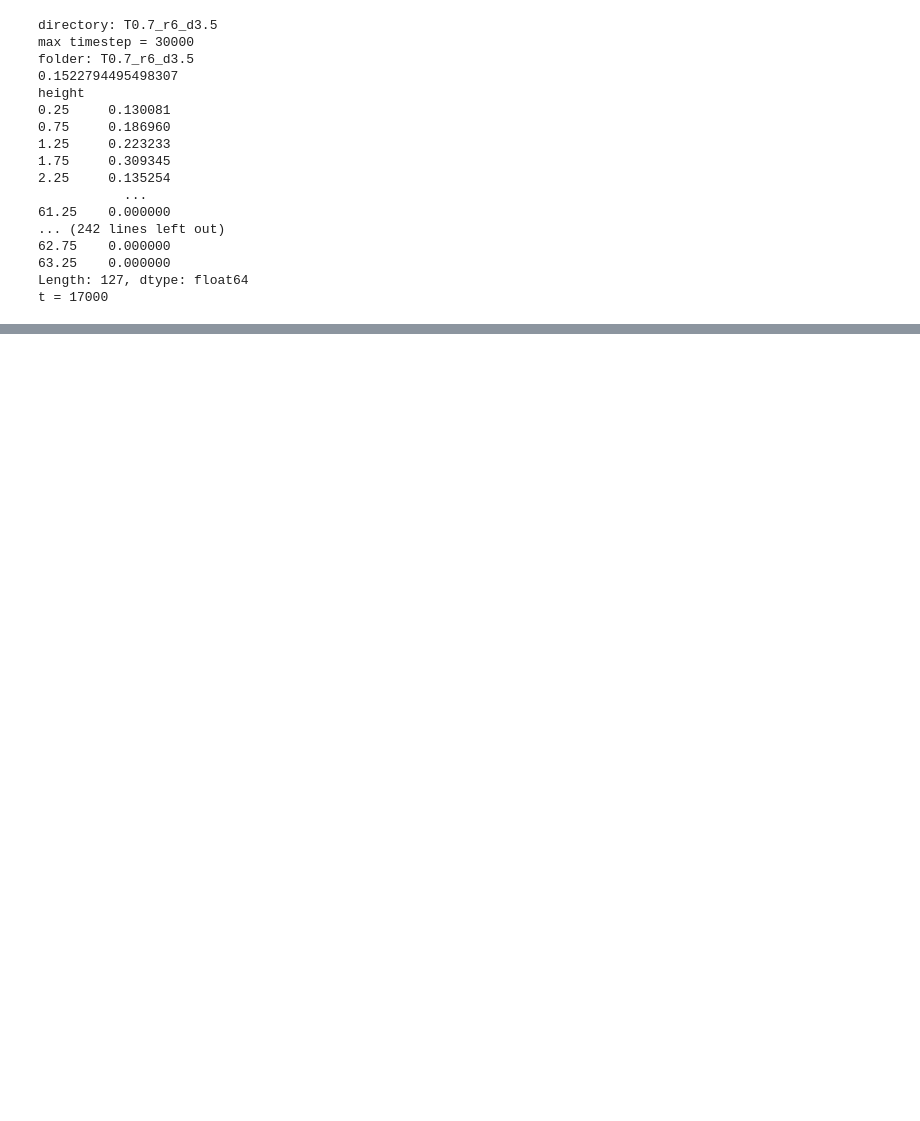
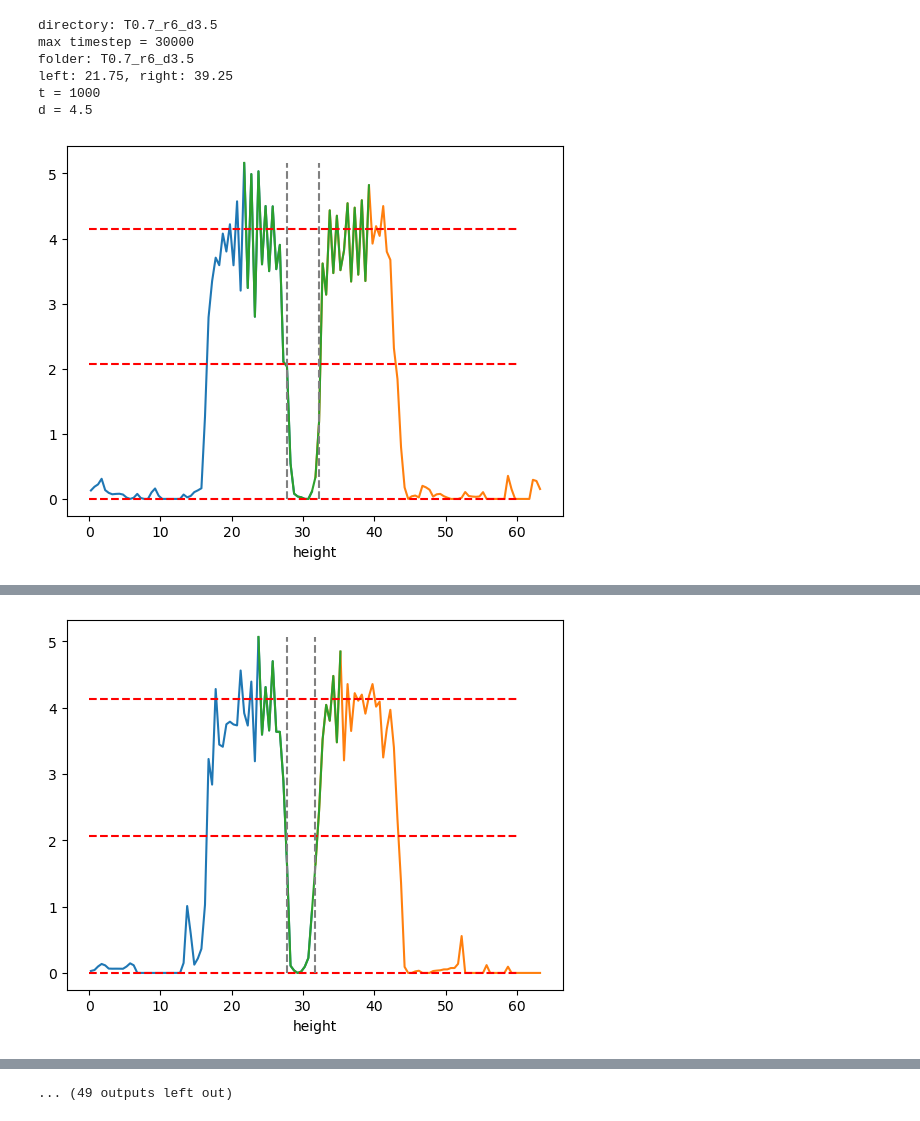
Before and after one commit to JakNiem/coalescence, a Jupyter notebook: postprocCoalescence.ipynb, the cells around one changed output, grey strips where cells are left out. Saved outputs shown, nothing was run; the diff lists cells and outputs as text; code cells hidden in the pictures; blank space fills up the shorter version.

```diff
--- a/postprocCoalescence.ipynb
+++ b/postprocCoalescence.ipynb
@@ -146,17 +147,6 @@ for simdir in sims:
     if len(scalarSamples) == 0:
         print(f'no relevant files found in directory {simdir}.')
     else:
-        # idee:
-        # gleitender average von zentraler schale
-        # maximum = rhoLiq, minimum = rhoVap (zu ungenau?)
-        # rhoGibbs = rhoLiq/2
-        # rechtes und linkes maximum := punkt im tropfen
-        # kriterium: dichte im zentralen punkt (oder ganze sehne zwischen rechtem und linken max) >= rhoGibbs
-        # dist := abstand zwischen rhoGibbs rechts und links
-
-
-
-        fig, ax = plt.subplots()
         scalarSamples = sorted(scalarSamples)
         maxTimeStep =  int(re.findall(r'\d+', scalarSamples[-1])[0])
         print(f'max timestep = {maxTimeStep}')
@@ -165,54 +155,72 @@ for simdir in sims:
 
 
         # scalarSamples = [scalarSamples[1]]
 
 
-
+        touch = False
         for sample in scalarSamples:
             timeStep = int(re.findall(r'\d+', sample)[0])
 
             samplePath = os.path.join(simdir, sample)
             sampledf = pd.read_csv(samplePath, delimiter='\s+')
             #  height,  radius, numParts, rho, T,   ekin, p,  T_r,   T_y, T_t,   v_r,   v_y, v_t, p_r, p_y,     p_t, numSamples
             # print(sampledf)
 
             rhoDF = sampledf.pivot(index='radius', columns='height', values='rho')
             # heatmapUpper = heatmapDF.copy(deep = True).iloc[::-1]
             # print(rhoDF)
             rho = rhoDF.iloc[[0, 1, 2, 3, 4]].sum()
             rhoRollingNarrow = rho.rolling(window = 3, center = True).mean()
             rhoRollingWide = rho.rolling(window = 8, center = True).mean()
             rhoMax = rhoRollingWide.max()
+            rhoGibbs = rhoMax/2
 
-            domainHeight = rho.iloc[-1]
-            print(f'iloc -1: {rho.iloc[-1]}')
-            print(rho)
-            # print(rho[height>])
+            domainHeight = rho.index.max()
+            # print(f'rho: \n {rho}')
+            # print('------------')
+            # print(f'idmax: {rho.idxmax()}')
+            # print('------------')
+            rhoLeft = rho[rho.index < domainHeight/2]
+            rhoRight = rho[rho.index >= domainHeight/2]
 
-            # # plotting
+            leftMaxId = rhoLeft.idxmax()
+            rightMaxId = rhoRight.idxmax()
+            print(f'left: {leftMaxId}, right: {rightMaxId}')
+            rhoCentral = rho[((rho.index >= leftMaxId)  & (rho.index <= rightMaxId))]
+
+            rhoGapId = rhoCentral[rhoCentral < rhoGibbs].index
+            gapId = [rhoGapId.min(), rhoGapId.max()]
+            d = gapId[1]-gapId[0]
+
+            if( (d==0 or math.isnan(d))   and not touch):
+                touch = True
+                print("TOUCH")
+
+
+
+            # print(rhoDF)
+            print(f't = {timeStep}')
+            print(f'd = {d}')
+
+            # plotting
+            fig, ax = plt.subplots()
             # ax = rho.plot()
             # ax = rhoRollingNarrow.plot()
             # ax = rhoRollingWide.plot()
-            # plt.hlines(y=[rhoMax/2, rhoMax], xmin=0, xmax=60, colors = 'red',linestyles='--')
-            # plt.show()
+            ax = rhoLeft.plot()
+            ax = rhoRight.plot()
+            ax = rhoCentral.plot()
+            plt.hlines(y=[rhoMax/2, rhoMax], xmin=0, xmax=60, colors = 'red',linestyles='--')
+            plt.hlines(y=rhoCentral.min(), xmin=0, xmax=60, colors = 'red',linestyles='--')
+            plt.vlines(x=gapId, ymin = 0, ymax = rho[leftMaxId], colors = 'grey',linestyles='--')
+            plt.show()
 
-            # print(rhoDF)
-            print(f't = {timeStep}')
+            print('------------------')
 # %% [output]
 directory: T0.7_r6_d3.5
 max timestep = 30000
 folder: T0.7_r6_d3.5
-0.1522794495498307
-height
-0.25     0.130081
-0.75     0.186960
-1.25     0.223233
-1.75     0.309345
-2.25     0.135254
-           ...
-61.25    0.000000
-... (242 lines left out)
-62.75    0.000000
-63.25    0.000000
-Length: 127, dtype: float64
-t = 17000
+left: 21.75, right: 39.25
+t = 1000
+d = 4.5
+[figure, added]
@@ -218,0 +231 @@ t = 17000
+[figure, added]
@@ -218,0 +252 @@ t = 17000
+... (49 outputs left out)
```
Also changed, not shown: parts of 7 cells of this notebook.
